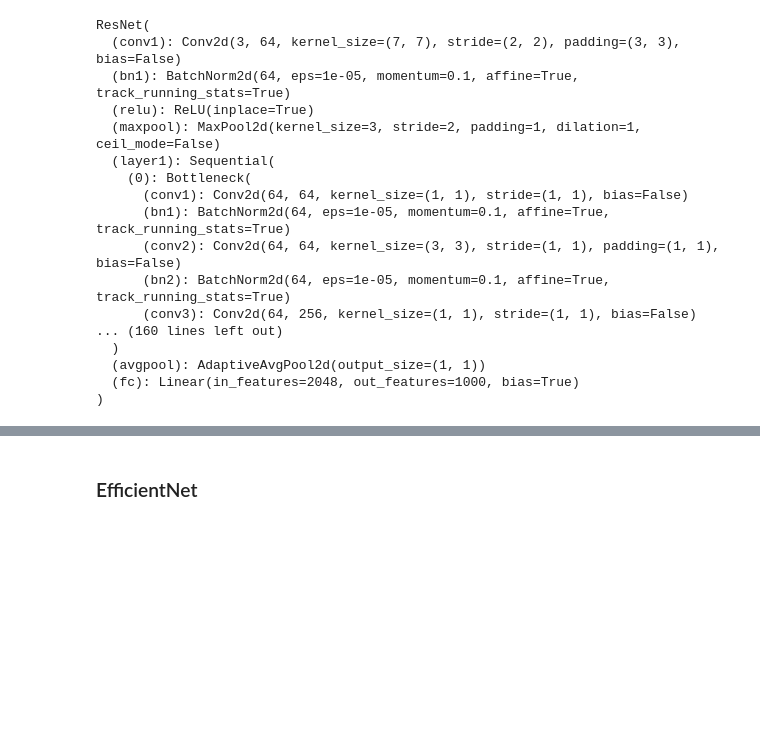
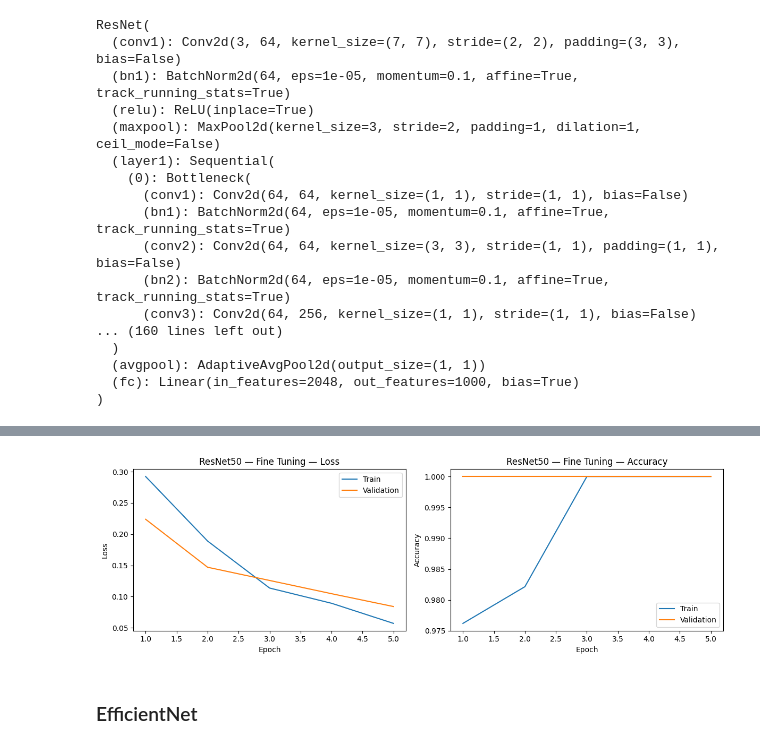
Before and after one commit to braulio-dev/transfer-learning-fine-tuning, a Jupyter notebook: transfer-learning.ipynb, the cells around one changed output, grey strips where cells are left out. Saved outputs shown, nothing was run; the diff lists cells and outputs as text; code cells hidden in the pictures; blank space fills up the shorter version.

```diff
--- a/transfer-learning.ipynb
+++ b/transfer-learning.ipynb
@@ -95,0 +223,8 @@ ResNet(
+# %%
+ft_optimizer = torch.optim.Adam([
+    {"params": model1.layer4.parameters(), "lr": 1e-5}, # Pre-trained: low LR
+    {"params": model1.fc.parameters(),  "lr": 1e-3}, # New head: normal LR
+])
+ft_num_epochs = 5
+# %%
+res_ft = train(model1, train_loader, val_loader, criterion, ft_optimizer, ft_num_epochs)
@@ -96,3 +237,7 @@ ResNet(
+# %%
+plot_learning_curves(res_ft, title="ResNet50 — Fine Tuning")
+# %% [output]
+[figure, added]
 # %% [markdown]
 ### EfficientNet
 # %%
```
Also changed, not shown: parts of 19 cells of this notebook.
